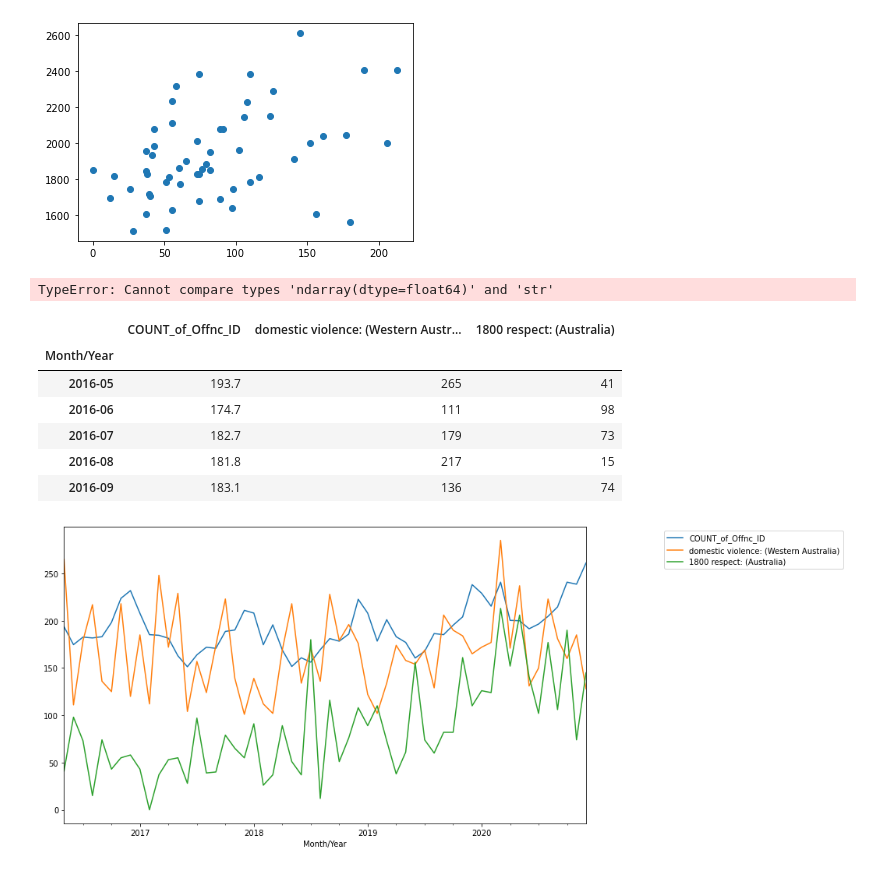
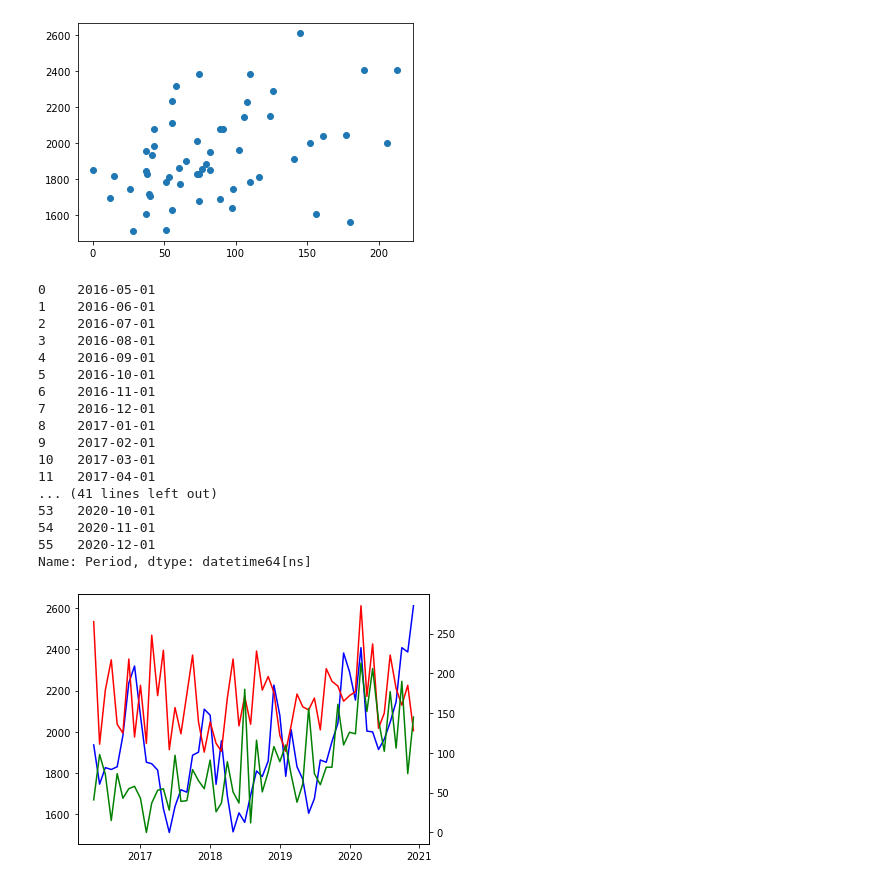
Before and after one commit to FernB/WACrimeRatesCovid19, a Jupyter notebook: WA Crime Rates.ipynb, the cells around one changed output. Drawn from its saved outputs; the diff is of its cells as text; code cells hidden in the pictures.

Commit message:
trending searches

```diff
--- a/WA Crime Rates.ipynb
+++ b/WA Crime Rates.ipynb
@@ -335,43 +335,52 @@ plt.scatter(x=resmerge['1800 respect: (Australia)'], y=resmerge['COUNT_of_Offnc_
 [figure]
 # %%
 totalplot = pd.merge(dvmerge,respectmonthly, on= 'Month/Year')
-totalplot.replace({'COUNT_of_Offnc_ID':'Domestic Violence Offences','domestic violence: (Western Australia)':'Google Searches for domestic violence in Western Australia','1800 respect: (Australia)':'Google Searches for 1800 respect in Australia'})
-totalplot['Domestic Violence Offences'] = totalplot['COUNT_of_Offnc_ID']/10
+totalplot.rename(columns ={'COUNT_of_Offnc_ID':'Domestic Violence Offences','domestic violence: (Western Australia)':'Google Searches for domestic violence in Western Australia','1800 respect: (Australia)':'Google Searches for 1800 respect in Australia'}, inplace=True)
+#totalplot['Domestic Violence Offences'] = totalplot['Domestic Violence Offences']/10
-# %%
-totalplot = totalplot.drop(columns=['WAPOL_Hierarchy_Lvl2','Period']).set_index('Month/Year')
-totalplot.replace({'COUNT_of_Offnc_ID':'Domestic Violence Offences','domestic violence: (Western Australia)':'Google Searches for domestic violence in Western Australia','/1800 respect: (Australia)':'Google Searches for /1800 respect in Australia'})
-# %% [output]
-TypeError: Cannot compare types 'ndarray(dtype=float64)' and 'str'
+# %%
+totalplot = totalplot.drop(columns=['WAPOL_Hierarchy_Lvl2','Month/Year'])
 # %%
-totalplot.head()
+totalplot['Period']
 # %% [output]
-|  | COUNT_of_Offnc_ID | domestic violence: (Western Austr... | 1800 respect: (Australia) |
-| Month/Year |  |  |  |
-| 2016-05 | 193.7 | 265 | 41 |
-| 2016-06 | 174.7 | 111 | 98 |
-| 2016-07 | 182.7 | 179 | 73 |
-| 2016-08 | 181.8 | 217 | 15 |
-| 2016-09 | 183.1 | 136 | 74 |
+0    2016-05-01
+1    2016-06-01
+2    2016-07-01
+3    2016-08-01
+4    2016-09-01
+5    2016-10-01
+6    2016-11-01
+7    2016-12-01
+8    2017-01-01
+9    2017-02-01
+10   2017-03-01
+11   2017-04-01
+... (41 lines left out)
+53   2020-10-01
+54   2020-11-01
+55   2020-12-01
+Name: Period, dtype: datetime64[ns]
 # %%
-totalplot.plot(figsize=(12,7))
-plt.legend(bbox_to_anchor = (1.5, 1.0))
-plt.show()
+# totalplot.plot(figsize=(12,7))
+# plt.legend(bbox_to_anchor = (1.5, 1.0))
+# plt.show()
 
 
 fig, ax1 = plt.subplots()
 
 # ax1.set_xlabel('time (s)')
 # ax1.set_ylabel('exp', color=color)
-ax1.plot(totalplot.index, totalplot[, color=color)
-ax1.tick_params(axis='y', labelcolor=color)
+ax1.plot(totalplot['Period'], totalplot['Domestic Violence Offences'],color='b')
+#ax1.tick_params(axis='y')
 
 ax2 = ax1.twinx()  # instantiate a second axes that shares the same x-axis
 
-ax2.set_ylabel('sin', color=color)  # we already handled the x-label with ax1
-ax2.plot(t, data2, color=color)
-ax2.tick_params(axis='y', labelcolor=color)
+#ax2.set_ylabel('sin', color=color)  # we already handled the x-label with ax1
+ax2.plot(totalplot['Period'], totalplot['Google Searches for domestic violence in Western Australia'],color ='r')
+ax2.plot(totalplot['Period'], totalplot['Google Searches for 1800 respect in Australia'],color ='g')
+
+#ax2.tick_params(axis='y', labelcolor=color)
 
 fig.tight_layout()  # otherwise the right y-label is slightly clipped
 plt.show()
 # %% [output]
-[figure, old version]
+[figure, new version]
```
